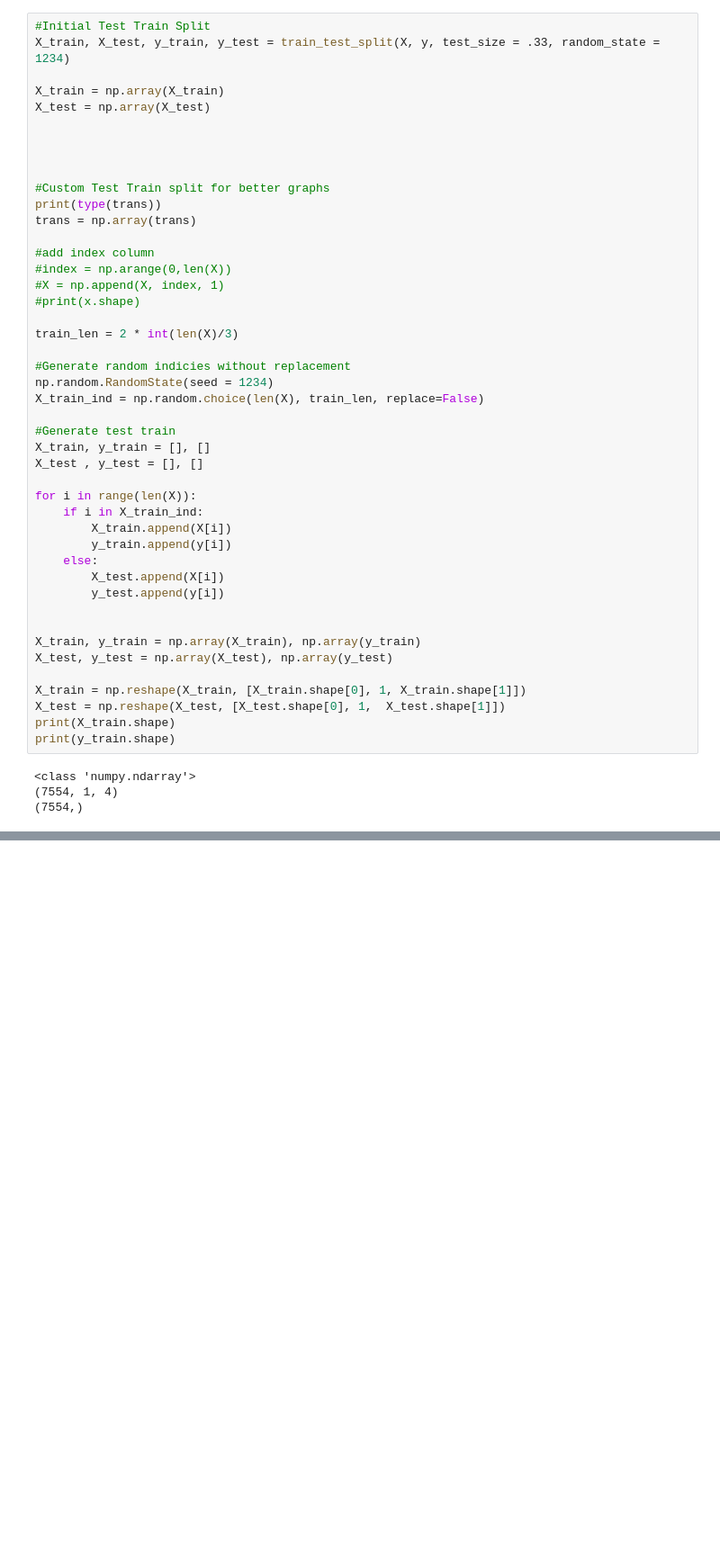
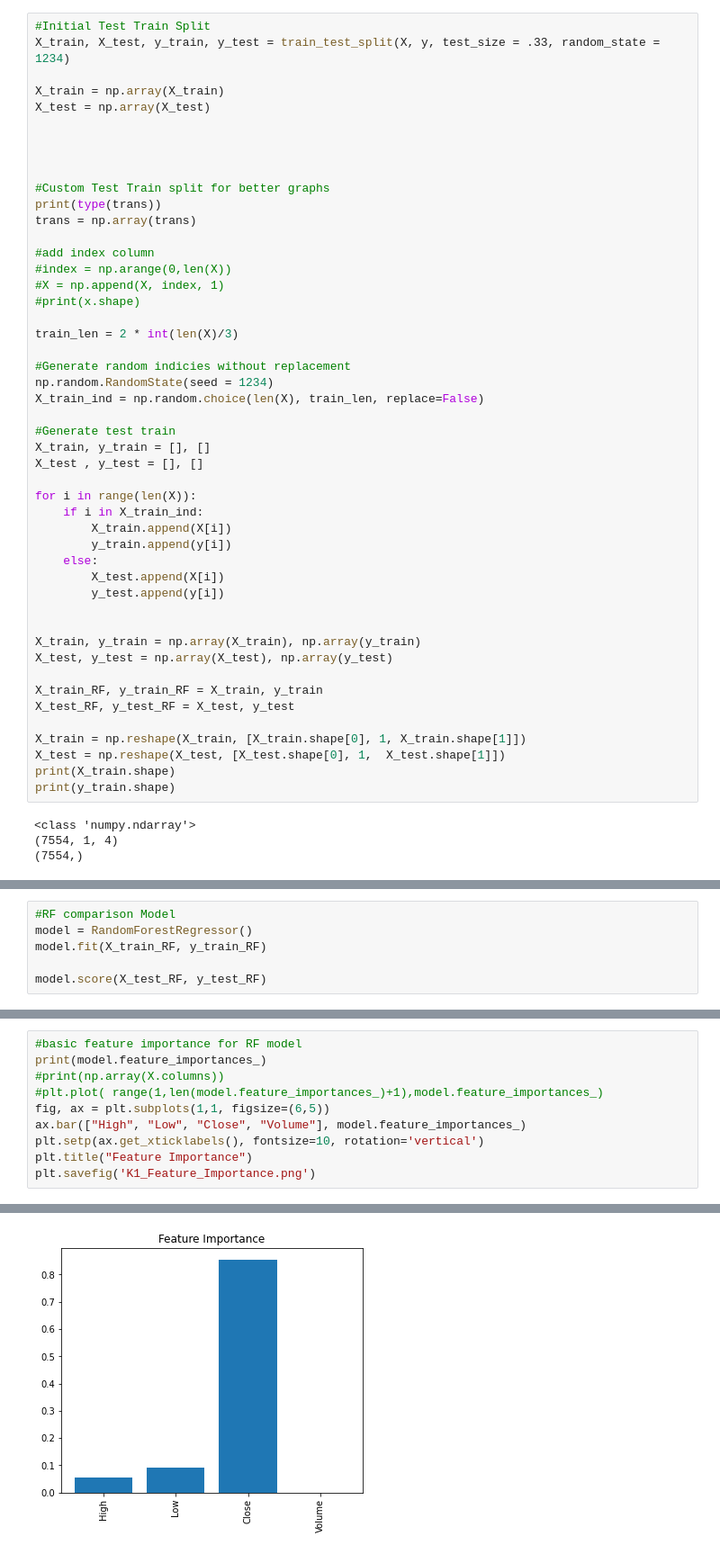
Before and after one commit to B-Rad80/ML_Stock_Predictions, a Jupyter notebook: LTSM.ipynb, the cells around one changed output, grey strips where cells are left out. Shown: that part at 90% size. Cells and saved outputs as stored; diff of their text form; blank space fills up the shorter version.

```diff
--- a/LTSM.ipynb
+++ b/LTSM.ipynb
@@ -96,6 +101,9 @@ for i in range(len(X)):
 X_train, y_train = np.array(X_train), np.array(y_train)
 X_test, y_test = np.array(X_test), np.array(y_test)
 
+X_train_RF, y_train_RF = X_train, y_train
+X_test_RF, y_test_RF = X_test, y_test
+
 X_train = np.reshape(X_train, [X_train.shape[0], 1, X_train.shape[1]])
 X_test = np.reshape(X_test, [X_test.shape[0], 1,  X_test.shape[1]])
 print(X_train.shape)
@@ -106,0 +134,6 @@ print(y_train.shape)
+# %%
+#RF comparison Model
+model = RandomForestRegressor()
+model.fit(X_train_RF, y_train_RF)
+
+model.score(X_test_RF, y_test_RF)
@@ -106,0 +142,11 @@ print(y_train.shape)
+# %%
+#basic feature importance for RF model
+print(model.feature_importances_)
+#print(np.array(X.columns))
+#plt.plot( range(1,len(model.feature_importances_)+1),model.feature_importances_)
+fig, ax = plt.subplots(1,1, figsize=(6,5))
+ax.bar(["High", "Low", "Close", "Volume"], model.feature_importances_)
+plt.setp(ax.get_xticklabels(), fontsize=10, rotation='vertical')
+plt.title("Feature Importance")
+plt.savefig('K1_Feature_Importance.png')
+# %% [output]
@@ -107 +154,2 @@ print(y_train.shape)
+[figure, added]
 # %%
```
Also changed, not shown: parts of 13 cells of this notebook.
